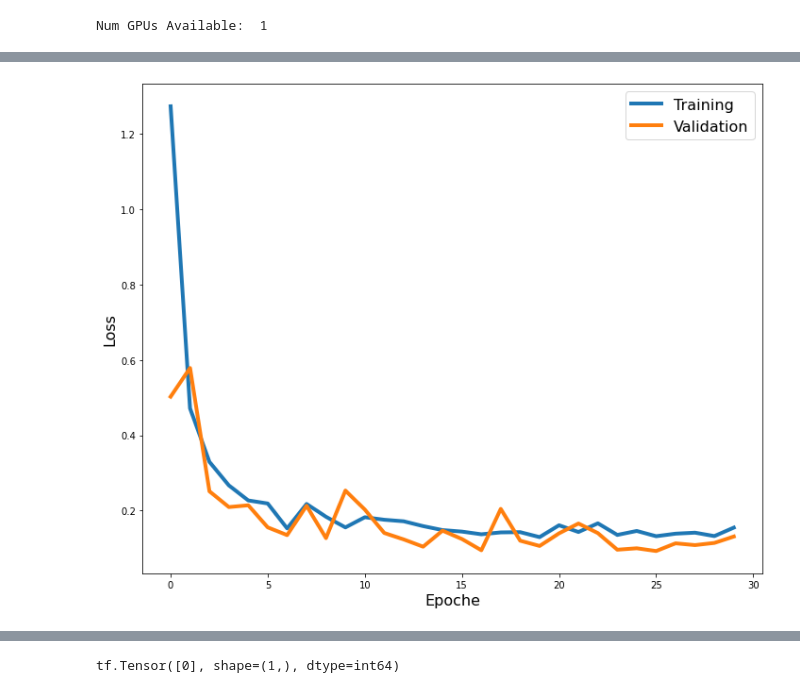
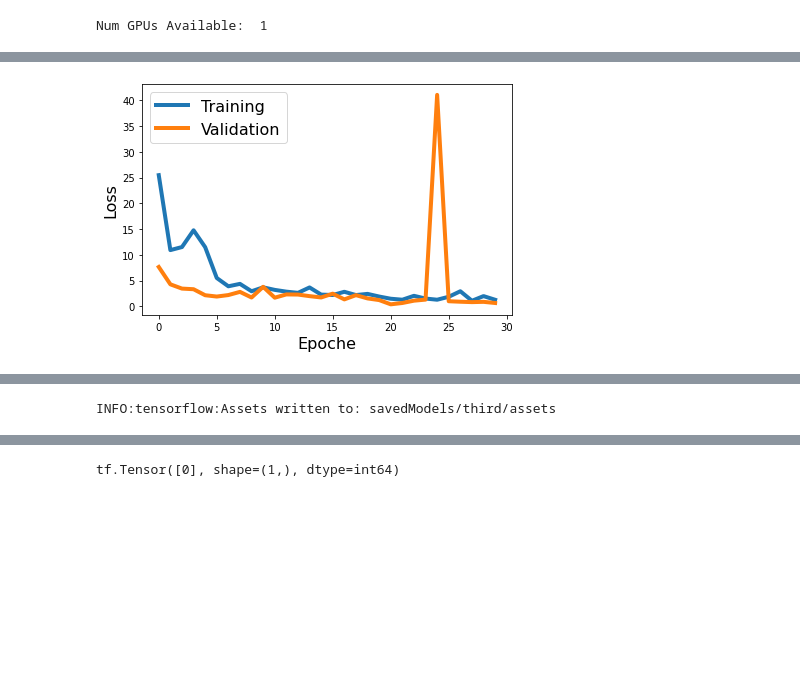
Before and after one commit to LilWeirdProgramms/oct-classifier, a Jupyter notebook: main.ipynb, the cells around one changed output, grey strips where cells are left out. Cells and saved outputs as stored; diff of their text form; code cells hidden in the pictures; blank space fills up the shorter version.

```diff
--- a/main.ipynb
+++ b/main.ipynb
@@ -55,6 +122,6 @@ normalization_layer = preproc.normalize_layer()
 # %%
-a = len(training_files)
-b = len(validation_files)
+a = 18 # TODO:
+b = 15
 class_weights = {0: (1/b) * (a+b)/2, 1:(1/a) * (a+b)/2}
 class_weights
 # %% [output]
@@ -68,9 +129,7 @@ NameError: name 'normalization_layer' is not defined
 # %%
 # TODO: steps per epoch
 BATCH_SIZE = 1
-NUM_SAMPLES_TRAIN = len(training_files)
+NUM_SAMPLES_TRAIN = len(all_input_files[400:-400])
 NUM_SAMPLES_VAL = len(validation_files)
 CHECKPOINTS = 30
-NUM_WALKTHROUGH = 10
-
-model = models.RawClassifier().model()((1536, 102, 102, 1), normalization_layer, reconstruction=False)
+NUM_WALKTHROUGH = 20
@@ -98,0 +136,3 @@ models.get_model_memory_usage(1, model)
+# %%
+reload(models)
+model = models.classiRaw3D((1536, 102, 102, 1))
@@ -98,0 +157,2 @@ models.get_model_memory_usage(1, model)
+# %%
+NUM_WALKTHROUGH = 30
@@ -105,14 +169,14 @@ print(train_steps, val_steps)
 # %%
 history = model.fit(
     training_dataset.batch(BATCH_SIZE).repeat(),
     epochs=CHECKPOINTS,
     validation_data=validation_dataset.batch(BATCH_SIZE).repeat(),
     callbacks=Callbacks.my_callbacks,
     class_weight=class_weights,
     use_multiprocessing=True,
     steps_per_epoch= train_steps,
     validation_steps=val_steps
 )
-model.save('savedModels/first')
+model.save('savedModels/third')
 # %% [output]
-[figure, old version]
+[figure, new version]
@@ -120,0 +185 @@ INFO:tensorflow:Assets written to: savedModels/first/assets
+INFO:tensorflow:Assets written to: savedModels/third/assets
```
Also changed, not shown: parts of 56 cells of this notebook, 39 other files.
